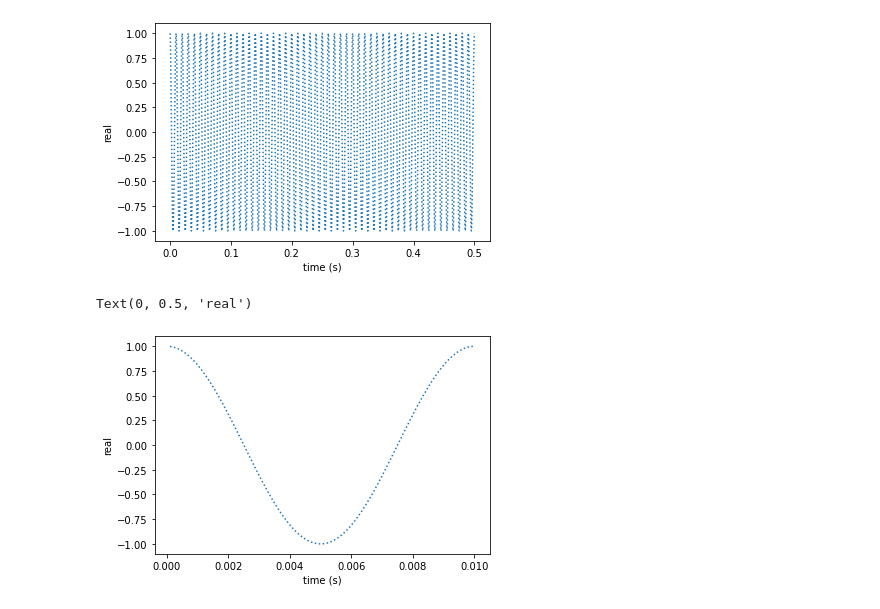
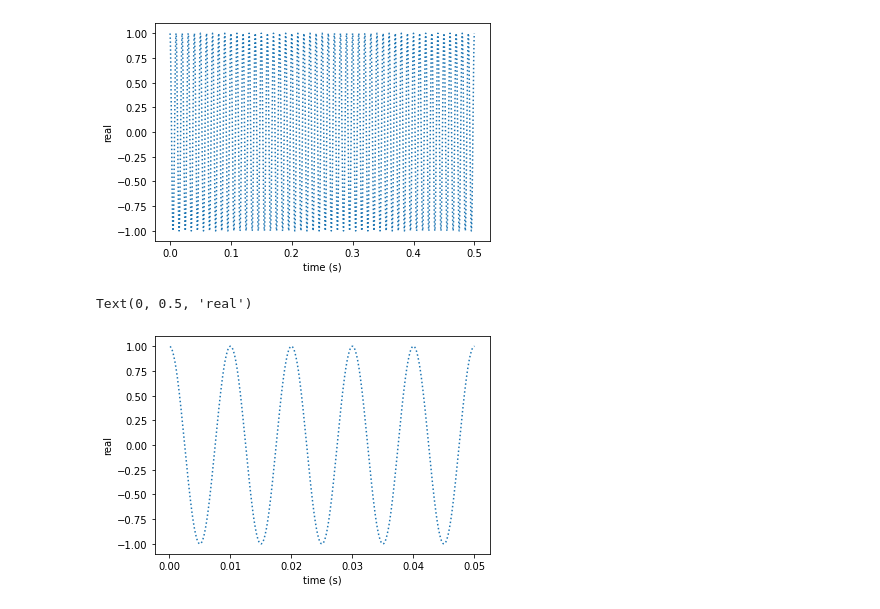
Before and after one commit to hjae0520/class2021Fall, a Jupyter notebook: sound.ipynb, the cells around one changed output. Saved outputs shown, nothing was run; the diff lists cells and outputs as text; code cells hidden in the pictures.

```diff
--- a/sound.ipynb
+++ b/sound.ipynb
@@ -60,13 +64,14 @@ Text(0, 0.5, 'real')
 [figure]
 # %%
 # plot a certain of signals
-sampleRng = np.arange(0,100)
-plt.plot(t[sampleRng], s[sampleRng], ':')
+# sampleRng = np.arange(0,100)                # 위 그래프 확대 -> 0부터 100번째 sample까지만
+sampleRng = np.arange(0,500)                  # 이러한 범위를 통해서 몇번의 cycle이 반복될 지 추정할 수 있어야 함, 주파수가 100 -> 0~500이면 5번의 반복
+plt.plot(t[sampleRng], s[sampleRng], ':')   # t[sampleRng -> 위에서 만든 100개의 sample만]
 plt.xlabel('time (s)')
 plt.ylabel('real')
 # %% [output]
 Text(0, 0.5, 'real')
-[figure, old version]
+[figure, new version]
 # %%
 ipd.Audio(s, rate=10000)
 # %% [output]
```
Also changed, not shown: parts of 5 cells of this notebook.
